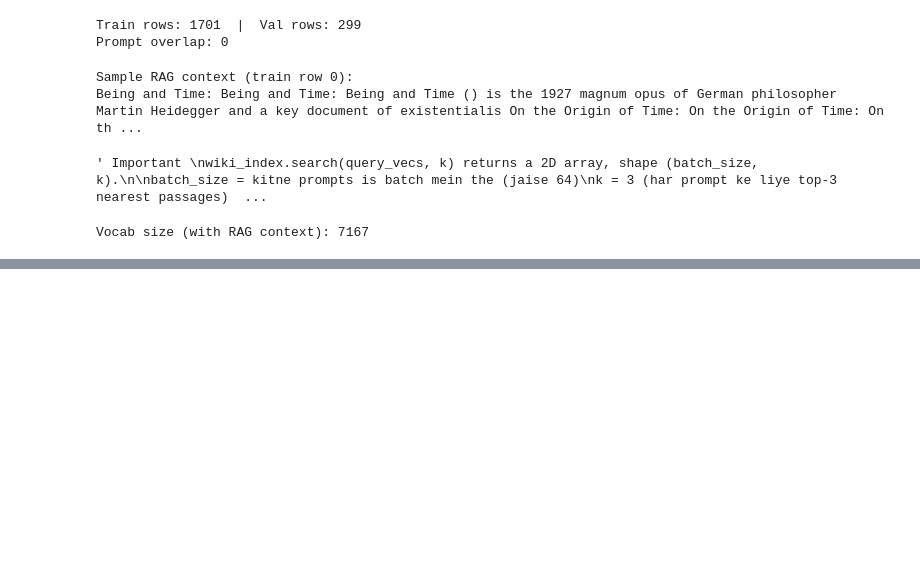
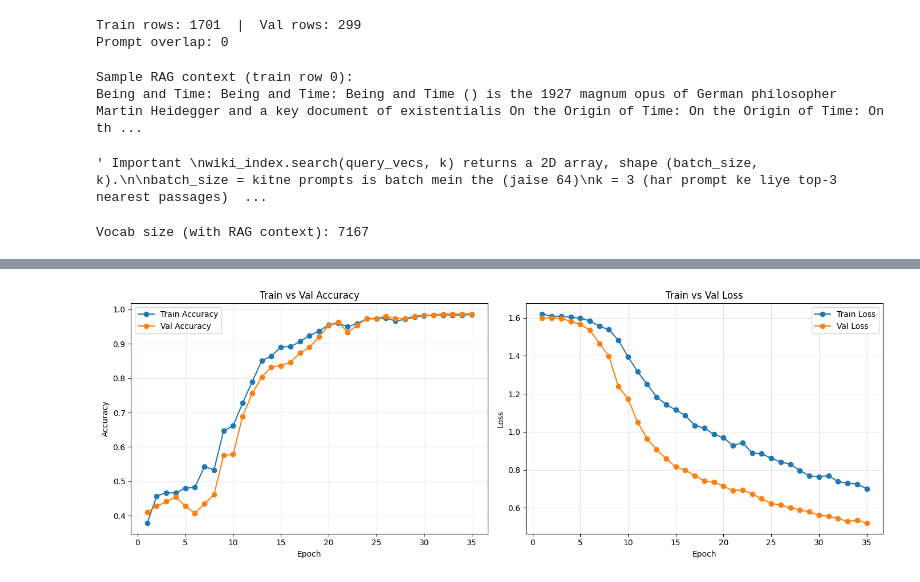
Before and after one commit to 24f1002692/genAI-project-24f1002692, a Jupyter notebook: DL-24f1002692-notebook-t22026.ipynb, the cells around one changed output, grey strips where cells are left out. Drawn from its saved outputs; the diff is of its cells as text; code cells hidden in the pictures; blank space fills up the shorter version.

```diff
--- a/DL-24f1002692-notebook-t22026.ipynb
+++ b/DL-24f1002692-notebook-t22026.ipynb
@@ -3191,7 +3021,8 @@ Vocab size (with RAG context): 7167
 # %%
 MAX_LEN = 160
 CONTEXT_MAX_TOKENS = 40
-WORD_DROPOUT_PROB = 0.10
+# WORD_DROPOUT_PROB = 0.10
+WORD_DROPOUT_PROB = 0.15   # CHANGED: 0.10 -> 0.15, stronger input-level regularization
 
 def encode_pair(prompt, context, option, vocab, max_len=MAX_LEN, word_dropout=False):
     prompt_tokens  = simple_tokenize(prompt)
@@ -3425,3 +3320,34 @@ wandb: Find logs at: ./wandb/run-20260723_150034-zj5th4z6/logs
+# %%
+# ================================================================
+# Train vs Val Accuracy & Loss curves (Scratch BiGRU-RAG model)
+# ================================================================
+import matplotlib.pyplot as plt
+
+epochs_range = range(1, len(history["train_loss"]) + 1)
+
+fig, axes = plt.subplots(1, 2, figsize=(14, 5))
+
+axes[0].plot(epochs_range, history["train_acc"], marker='o', label='Train Accuracy')
+axes[0].plot(epochs_range, history["val_acc"], marker='o', label='Val Accuracy')
+axes[0].set_title('Train vs Val Accuracy')
+axes[0].set_xlabel('Epoch')
+axes[0].set_ylabel('Accuracy')
+axes[0].legend()
+axes[0].grid(True, alpha=0.3)
+
+axes[1].plot(epochs_range, history["train_loss"], marker='o', label='Train Loss')
+axes[1].plot(epochs_range, history["val_loss"], marker='o', label='Val Loss')
+axes[1].set_title('Train vs Val Loss')
+axes[1].set_xlabel('Epoch')
+axes[1].set_ylabel('Loss')
+axes[1].legend()
+axes[1].grid(True, alpha=0.3)
+
+plt.tight_layout()
+plt.savefig('scratch_rag_train_val_curves.png', dpi=150)
+plt.show()
+# %% [output]
+[figure, added]
 # %%
 # ================================================================
 # Overfit Check: Train vs Val MAP@3 (RAG-Augmented Scratch Model)
```
Also changed, not shown: parts of 28 cells of this notebook.
